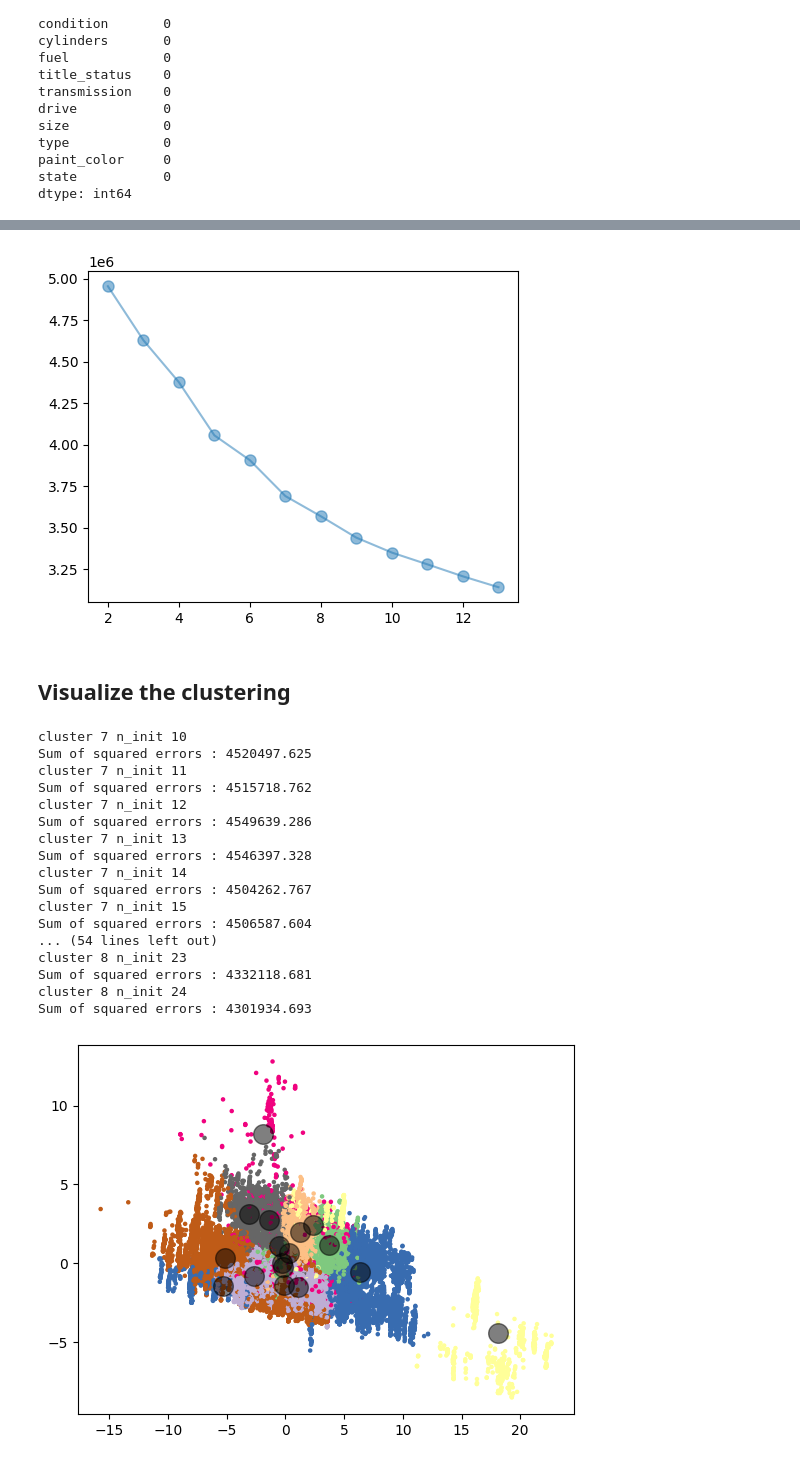
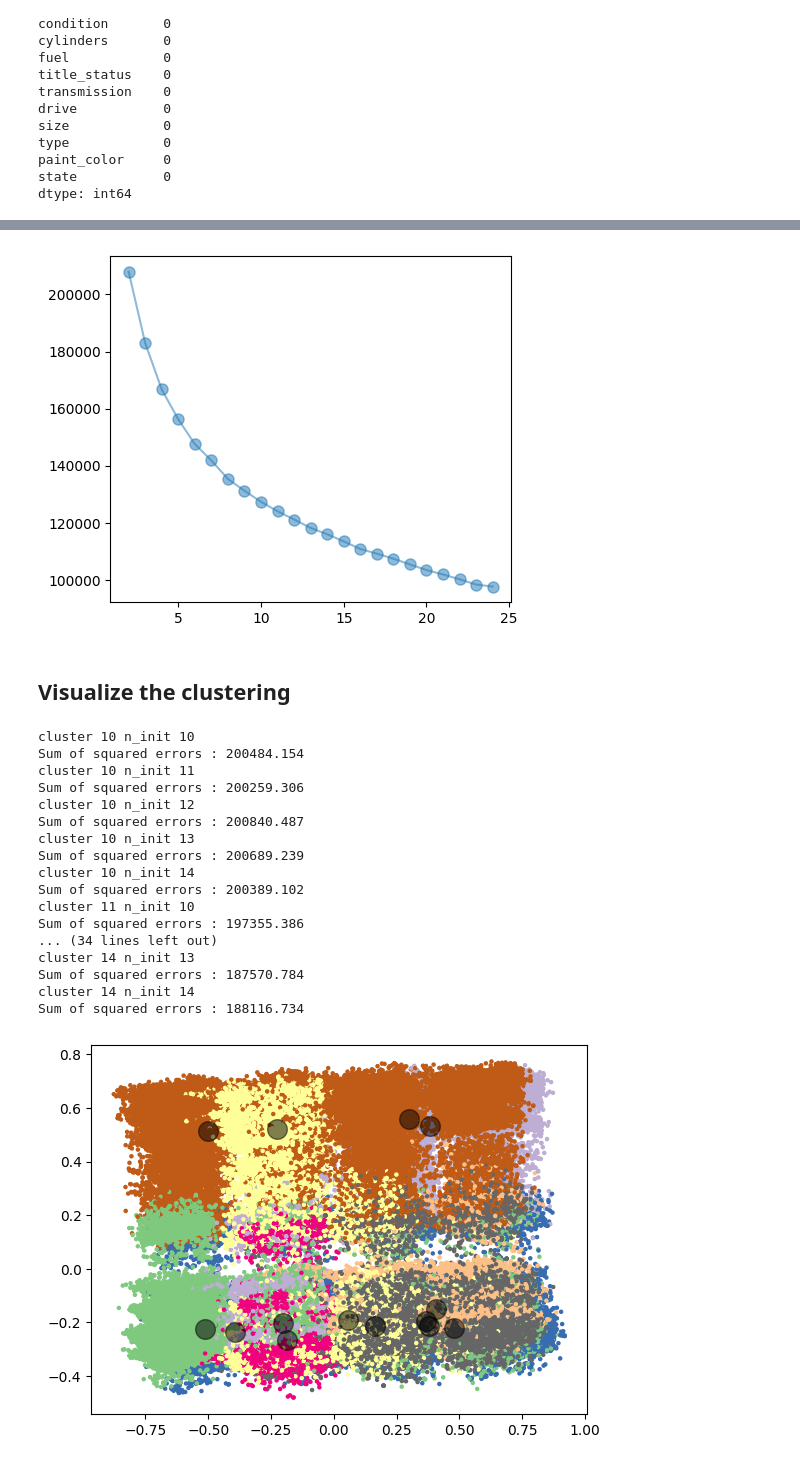
Before and after one commit to kurvidah/car-prediction, a Jupyter notebook: src/cluster_car_2.ipynb, the cells around one changed output, grey strips where cells are left out. Drawn from its saved outputs; the diff is of its cells as text; code cells hidden in the pictures.

```diff
--- a/src/cluster_car_2.ipynb
+++ b/src/cluster_car_2.ipynb
@@ -270,8 +334,10 @@ Name: count, dtype: int64
 # %%
 from sklearn.preprocessing import LabelEncoder
 from sklearn.preprocessing import StandardScaler
+from sklearn.preprocessing import MinMaxScaler
 le = LabelEncoder()
 sc = StandardScaler()
+mm = MinMaxScaler()
 # %%
 for i in df_ob.columns:
     df_ob[i] = df_ob[i].astype(str)  # Convert to string to handle NaNs and mixed types
@@ -313,9 +379,10 @@ prep_df
 # %% [markdown]
 ### standard scaler
 # %%
+minmaxscale_data = mm.fit_transform(prep_df)
 scaled_data = sc.fit_transform(prep_df)
 # %%
-scaled_df = pd.DataFrame(scaled_data, columns=prep_df.columns)
+scaled_df = pd.DataFrame(minmaxscale_data, columns=prep_df.columns)
 # %%
 scaled_df
 # %% [output]
@@ -510,5 +577,5 @@ cumulative PVES 17 : 100.0 %
 # %%
-pca = PCA(n_components=14)
+pca = PCA(n_components=8)
 X_reduced = pca.fit_transform(scaled_df)
 # %%
 X_reduced
@@ -530,11 +597,11 @@ array([[ 2.95230332, -0.32323511, -0.02425345, ...,  0.53974431,
 from sklearn.cluster import KMeans
 import matplotlib.pyplot as plt
 sse = {}
-for k in range(2, 14):
+for k in range(2, 25):
     kmeans = KMeans(n_clusters=k).fit(X_reduced)
     sse[k] = kmeans.inertia_
 _,ax=plt.subplots(figsize=(5,4))
 ax.plot(list(sse.keys()), list(sse.values()), marker='o', alpha=0.5, ms=8);
 plt.tight_layout();
 # %% [output]
-[figure, old version]
+[figure, new version]
@@ -545,8 +608,8 @@ kmeans = KMeans(n_clusters=K).fit(X_reduced)
 # %% [markdown]
 ## Visualize the clustering
 # %%
-for k in range(7,9):
-    for i in range(10,30):
+for k in range(10,15):
+    for i in range(10,15):
         kmeans = KMeans(n_clusters=k,n_init=i).fit(scaled_df)
         print(f'cluster {k} n_init {i}')
         # Get the cluster labels
@@ -558,39 +621,39 @@ for k in range(7,9):
         np.set_printoptions(precision=3)
         print(f"Sum of squared errors : {sse:.3f}")
 # %% [output]
-cluster 7 n_init 10
-Sum of squared errors : 4520497.625
-cluster 7 n_init 11
-Sum of squared errors : 4515718.762
-cluster 7 n_init 12
-Sum of squared errors : 4549639.286
-cluster 7 n_init 13
-Sum of squared errors : 4546397.328
-cluster 7 n_init 14
-Sum of squared errors : 4504262.767
-cluster 7 n_init 15
-Sum of squared errors : 4506587.604
-... (54 lines left out)
-cluster 8 n_init 23
-Sum of squared errors : 4332118.681
-cluster 8 n_init 24
-Sum of squared errors : 4301934.693
+cluster 10 n_init 10
+Sum of squared errors : 200484.154
+cluster 10 n_init 11
+Sum of squared errors : 200259.306
+cluster 10 n_init 12
+Sum of squared errors : 200840.487
+cluster 10 n_init 13
+Sum of squared errors : 200689.239
+cluster 10 n_init 14
+Sum of squared errors : 200389.102
+cluster 11 n_init 10
+Sum of squared errors : 197355.386
+... (34 lines left out)
+cluster 14 n_init 13
+Sum of squared errors : 187570.784
+cluster 14 n_init 14
+Sum of squared errors : 188116.734
 # %%
 import matplotlib.pyplot as plt
 from sklearn.cluster import KMeans
 
 # Assuming X_reduced is a NumPy array after PCA reduction
-kmeans = KMeans(n_clusters=17,n_init=13).fit(X_reduced)  # Fit the model with 8 clusters
+kmeans = KMeans(n_clusters=14,n_init=12).fit(X_reduced)  # Fit the model with 8 clusters
 labels = kmeans.predict(X_reduced)  # Predict the cluster labels
 
 # Scatter plot
 plt.scatter(X_reduced[:, 0], X_reduced[:, 1], c=labels, s=5, cmap='Accent')
 
 # Plot cluster centers
 centers = kmeans.cluster_centers_
 plt.scatter(centers[:, 0], centers[:, 1], c='black', s=200, alpha=0.5)
 
 plt.show()
 # %% [output]
-[figure, old version]
+[figure, new version]
 # %%
```
Also changed, not shown: parts of 34 cells of this notebook.
